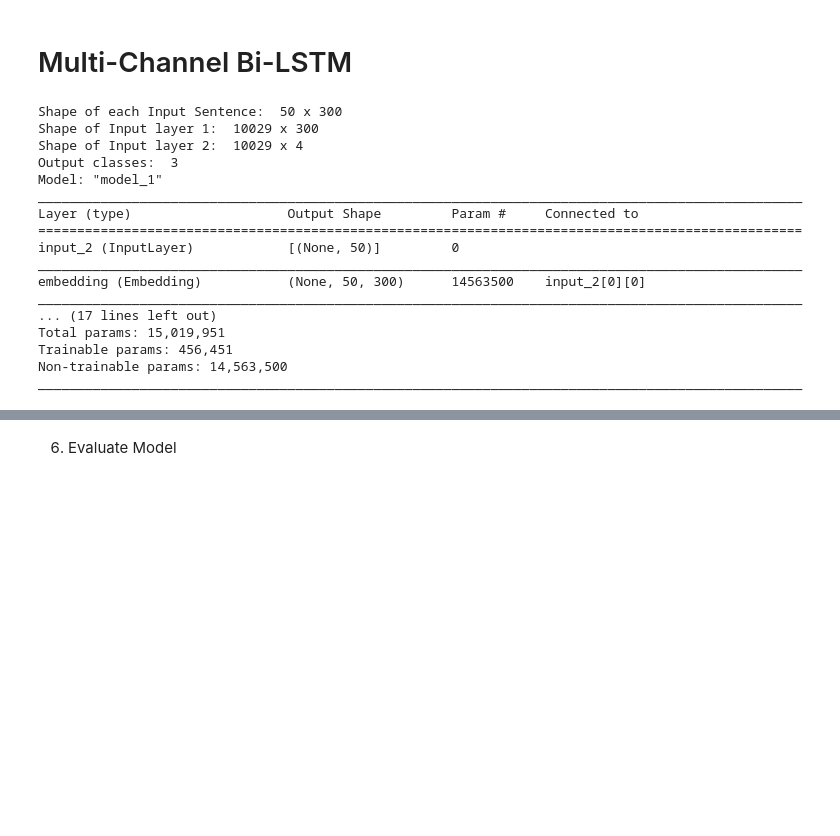
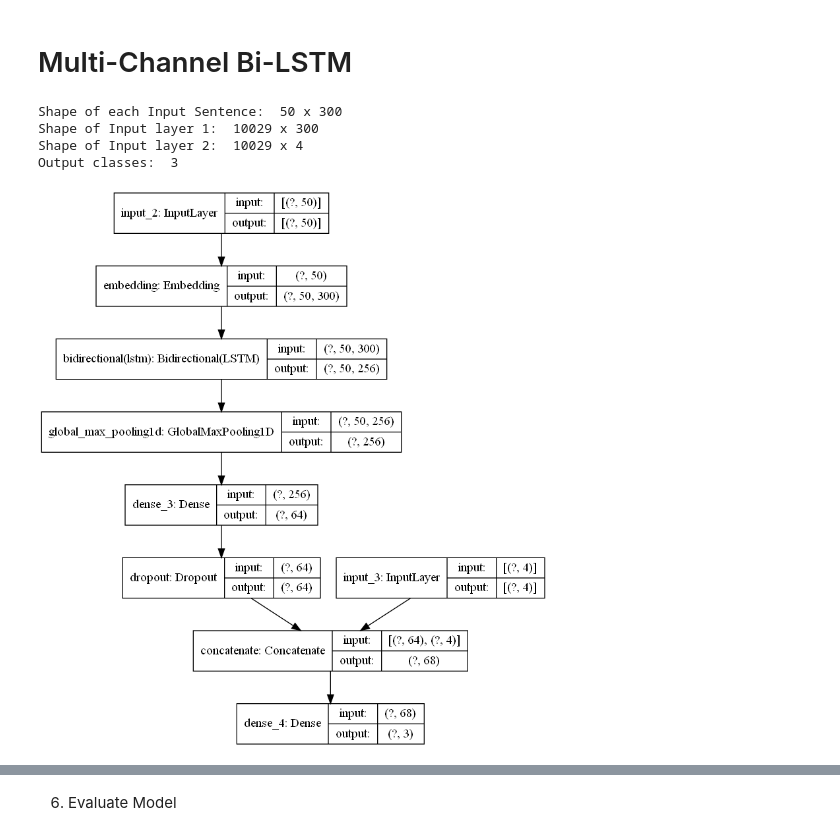
Before and after one commit to AmeyHengle/A-Tranformer-based-hybrid-model-for-sarcasm-and-sentiment-detection, a Jupyter notebook: main/multi-channel models.ipynb, the cells around one changed output, grey strips where cells are left out. Saved outputs shown, nothing was run; the diff lists cells and outputs as text; code cells hidden in the pictures; blank space fills up the shorter version.

```diff
--- a/main/multi-channel models.ipynb
+++ b/main/multi-channel models.ipynb
@@ -189,0 +60,12 @@ Epoch 10/10
+# %%
+text_label = "tweet_preprocessed"
+
+# Tokenize Tweets
+x_train = D_train[text_label].values.tolist()
+x_val = D_val[text_label].values.tolist()
+
+tokenizer, x_train_tokenized, x_val_tokenized = tokenize_text(data['tweet_preprocessed'].values.tolist(),
+                                                               x_train, x_val)
+
+print('x_train_tokenized:',len(x_train_tokenized),'\nx_val_tokenized:',len(x_val_tokenized),
+      "\nTotal Vocab: ",len(tokenizer.word_counts))
@@ -189,0 +93,10 @@ Epoch 10/10
+# %%
+# Load word embeddings from file
+vocab = tokenizer.word_index
+embedding_dimension = 300
+embedding_dict_file = "../Arabic Sentiment Identification/word embeddings/mazajak_pretrained_300.pkl"
+
+embedding_matrix = get_embedding_matrix(vocab, embedding_dict_file = embedding_dict_file, embedding_dimension = embedding_dimension)
+
+# Validate embedding_matrix shape
+print("\nTotal Vocab:",len(vocab), "\nEmbeddings:",embedding_matrix.shape[0] -1 )
@@ -225,10 +201,10 @@ dropout_Dense1 = Dropout(0.25)(Dense1)
 
 # Input Channel 2
 Input_layer2 = Input(shape= (input_length2,))
-Dense2 = Dense(64, activation = "relu")(Input_layer2)
+# Dense2 = Dense(64, activation = "relu")(Input_layer2)
 
 # Concatentate Channels
-Concat_layer= concatenate([dropout_Dense1, Dense2])
+Concat_layer= concatenate([dropout_Dense1, Input_layer2])
 
 # Define output layer
 Output_layer = Dense(output_dimension, activation = "softmax")(Concat_layer)
@@ -237,27 +213,16 @@ Output_layer = Dense(output_dimension, activation = "softmax")(Concat_layer)
 # Compile model
 model = Model(inputs = [Input_layer1, Input_layer2], outputs = Output_layer)
 model.compile(optimizer = "adam", loss = "sparse_categorical_crossentropy", metrics= ["acc"])
-model.summary()
 # %% [output]
 Shape of each Input Sentence:  50 x 300
 Shape of Input layer 1:  10029 x 300
 Shape of Input layer 2:  10029 x 4
 Output classes:  3
-Model: "model_1"
-__________________________________________________________________________________________________
-Layer (type)                    Output Shape         Param #     Connected to
-==================================================================================================
-input_2 (InputLayer)            [(None, 50)]         0
-__________________________________________________________________________________________________
-embedding (Embedding)           (None, 50, 300)      14563500    input_2[0][0]
-__________________________________________________________________________________________________
-... (17 lines left out)
-Total params: 15,019,951
-Trainable params: 456,451
-Non-trainable params: 14,563,500
-__________________________________________________________________________________________________
 # %%
-# plot_model(model, show_shapes=True)
+# model.summary()
+plot_model(model, show_shapes=True)
+# %% [output]
+[figure, added]
 # %%
 model_history = model.fit([x_train_padded, sentiment_train],
                          y_train, epochs=10, batch_size= 128, verbose=1, validation_data = ([x_val_padded,sentiment_val],
```
Also changed, not shown: parts of 50 cells of this notebook, 1 other file.
